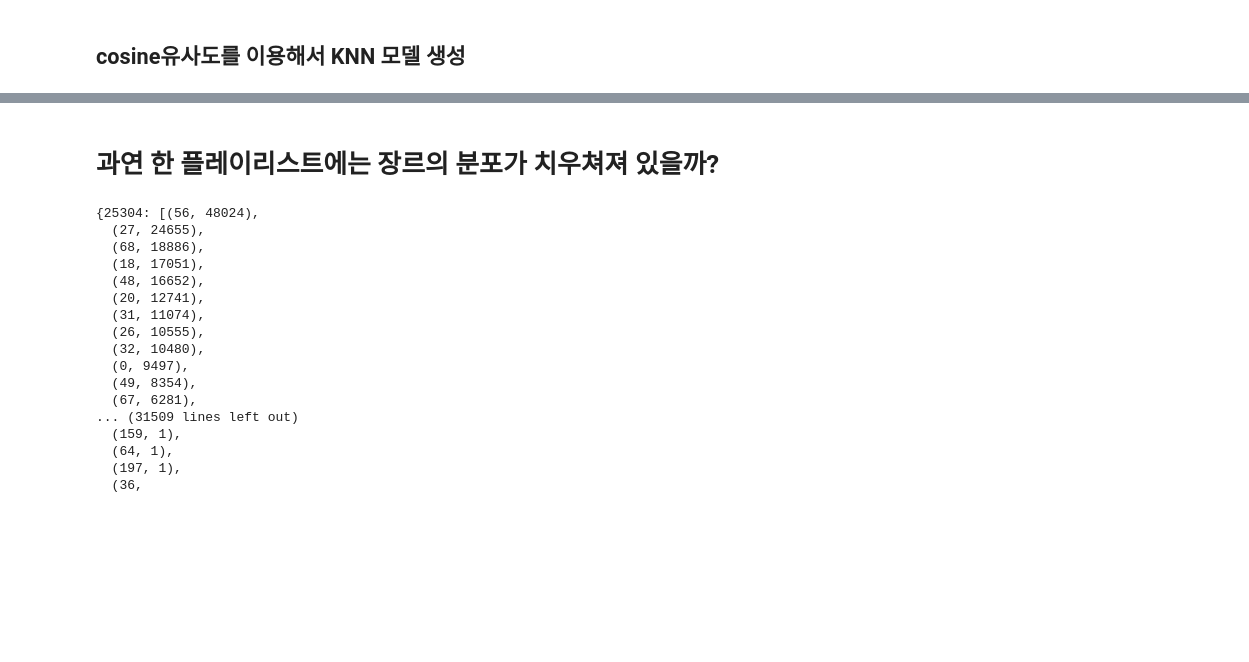
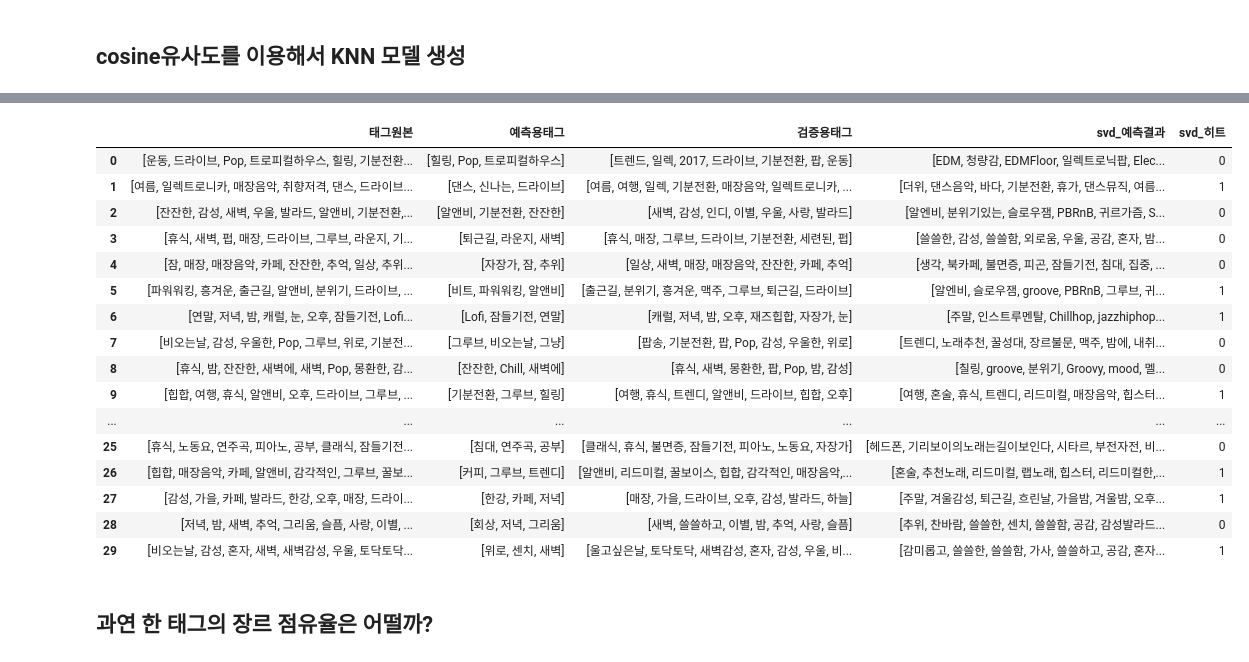
Before and after one commit to RecommendU/ForU, a Jupyter notebook: 정용재/Word Embeddings/16.멜론_여러가지_태그_임베딩과_평가메트릭.ipynb, the cells around one changed output, grey strips where cells are left out. Saved outputs shown, nothing was run; the diff lists cells and outputs as text; code cells hidden in the pictures; blank space fills up the shorter version.

```diff
--- a/정용재/Word Embeddings/16.멜론_여러가지_태그_임베딩과_평가메트릭.ipynb
+++ b/정용재/Word Embeddings/16.멜론_여러가지_태그_임베딩과_평가메트릭.ipynb
@@ -372,5 +421,25 @@ sum(svd_hit)/len(svd_hit)
-# %% [markdown]
-# 과연 한 플레이리스트에는 장르의 분포가 치우쳐져 있을까?
+# %%
+cal_tag_hit_df.head(30)
+# %% [output]
+|  | 태그원본 | 예측용태그 | 검증용태그 | svd_예측결과 | svd_히트 |
+| 0 | [운동, 드라이브, Pop, 트로피컬하우스, 힐링, 기분전환... | [힐링, Pop, 트로피컬하우스] | [트렌드, 일렉, 2017, 드라이브, 기분전환, 팝, 운동] | [EDM, 청량감, EDMFloor, 일렉트로닉팝, Elec... | 0 |
+| 1 | [여름, 일렉트로니카, 매장음악, 취향저격, 댄스, 드라이브... | [댄스, 신나는, 드라이브] | [여름, 여행, 일렉, 기분전환, 매장음악, 일렉트로니카, ... | [더위, 댄스음악, 바다, 기분전환, 휴가, 댄스뮤직, 여름... | 1 |
+| 2 | [잔잔한, 감성, 새벽, 우울, 발라드, 알앤비, 기분전환,... | [알앤비, 기분전환, 잔잔한] | [새벽, 감성, 인디, 이별, 우울, 사랑, 발라드] | [알엔비, 분위기있는, 슬로우잼, PBRnB, 귀르가즘, S... | 0 |
+| 3 | [휴식, 새벽, 펍, 매장, 드라이브, 그루브, 라운지, 기... | [퇴근길, 라운지, 새벽] | [휴식, 매장, 그루브, 드라이브, 기분전환, 세련된, 펍] | [쓸쓸한, 감성, 쓸쓸함, 외로움, 우울, 공감, 혼자, 밤... | 0 |
+| 4 | [잠, 매장, 매장음악, 카페, 잔잔한, 추억, 일상, 추위... | [자장가, 잠, 추위] | [일상, 새벽, 매장, 매장음악, 잔잔한, 카페, 추억] | [생각, 북카페, 불면증, 피곤, 잠들기전, 침대, 집중, ... | 0 |
+| 5 | [파워워킹, 흥겨운, 출근길, 알앤비, 분위기, 드라이브, ... | [비트, 파워워킹, 알앤비] | [출근길, 분위기, 흥겨운, 맥주, 그루브, 퇴근길, 드라이브] | [알엔비, 슬로우잼, groove, PBRnB, 그루브, 귀... | 1 |
+| 6 | [연말, 저녁, 밤, 캐럴, 눈, 오후, 잠들기전, Lofi... | [Lofi, 잠들기전, 연말] | [캐럴, 저녁, 밤, 오후, 재즈힙합, 자장가, 눈] | [주말, 인스트루멘탈, Chillhop, jazzhiphop... | 1 |
+| 7 | [비오는날, 감성, 우울한, Pop, 그루브, 위로, 기분전... | [그루브, 비오는날, 그냥] | [팝송, 기분전환, 팝, Pop, 감성, 우울한, 위로] | [트렌디, 노래추천, 꿀성대, 장르불문, 맥주, 밤에, 내취... | 0 |
+| 8 | [휴식, 밤, 잔잔한, 새벽에, 새벽, Pop, 몽환한, 감... | [잔잔한, Chill, 새벽에] | [휴식, 새벽, 몽환한, 팝, Pop, 밤, 감성] | [칠링, groove, 분위기, Groovy, mood, 멜... | 0 |
+| 9 | [힙합, 여행, 휴식, 알앤비, 오후, 드라이브, 그루브, ... | [기분전환, 그루브, 힐링] | [여행, 휴식, 트렌디, 알앤비, 드라이브, 힙합, 오후] | [여행, 혼술, 휴식, 트렌디, 리드미컬, 매장음악, 힙스터... | 1 |
+| ... | ... | ... | ... | ... | ... |
+| 25 | [휴식, 노동요, 연주곡, 피아노, 공부, 클래식, 잠들기전... | [침대, 연주곡, 공부] | [클래식, 휴식, 불면증, 잠들기전, 피아노, 노동요, 자장가] | [헤드폰, 기리보이의노래는길이보인다, 시타르, 부전자전, 비... | 0 |
+| 26 | [힙합, 매장음악, 카페, 알앤비, 감각적인, 그루브, 꿀보... | [커피, 그루브, 트렌디] | [알앤비, 리드미컬, 꿀보이스, 힙합, 감각적인, 매장음악,... | [혼술, 추천노래, 리드미컬, 랩노래, 힙스터, 리드미컬한,... | 1 |
+| 27 | [감성, 가을, 카페, 발라드, 한강, 오후, 매장, 드라이... | [한강, 카페, 저녁] | [매장, 가을, 드라이브, 오후, 감성, 발라드, 하늘] | [주말, 겨울감성, 퇴근길, 흐린날, 가을밤, 겨울밤, 오후... | 1 |
+| 28 | [저녁, 밤, 새벽, 추억, 그리움, 슬픔, 사랑, 이별, ... | [회상, 저녁, 그리움] | [새벽, 쓸쓸하고, 이별, 밤, 추억, 사랑, 슬픔] | [추위, 찬바람, 쓸쓸한, 센치, 쓸쓸함, 공감, 감성발라드... | 0 |
+| 29 | [비오는날, 감성, 혼자, 새벽, 새벽감성, 우울, 토닥토닥... | [위로, 센치, 새벽] | [울고싶은날, 토닥토닥, 새벽감성, 혼자, 감성, 우울, 비... | [감미롭고, 쓸쓸한, 쓸쓸함, 가사, 쓸쓸하고, 공감, 혼자... | 1 |
+# %% [markdown]
+## 과연 한 태그의 장르 점유율은 어떨까?
 # %%
 # {tag_Id:genre_detail_ids}
 
@@ -388,25 +457,6 @@ for k,v in tag_id_to_genre_detail_ids.items():
 tag_genre_sorted = {}
 for k,v in tag_id_to_genre_detail_ids.items():
     tag_genre_sorted[k] = sorted(tag_id_to_genre_detail_ids[k].items(),key=lambda x : x[1],reverse=True)
-tag_genre_sorted
-# %% [output]
-{25304: [(56, 48024),
-  (27, 24655),
-  (68, 18886),
-  (18, 17051),
-  (48, 16652),
-  (20, 12741),
-  (31, 11074),
-  (26, 10555),
-  (32, 10480),
-  (0, 9497),
-  (49, 8354),
-  (67, 6281),
-... (31509 lines left out)
-  (159, 1),
-  (64, 1),
-  (197, 1),
-  (36,
 # %%
 genre_counts = []
 
```
Also changed, not shown: parts of 47 cells of this notebook, 1 other file.
